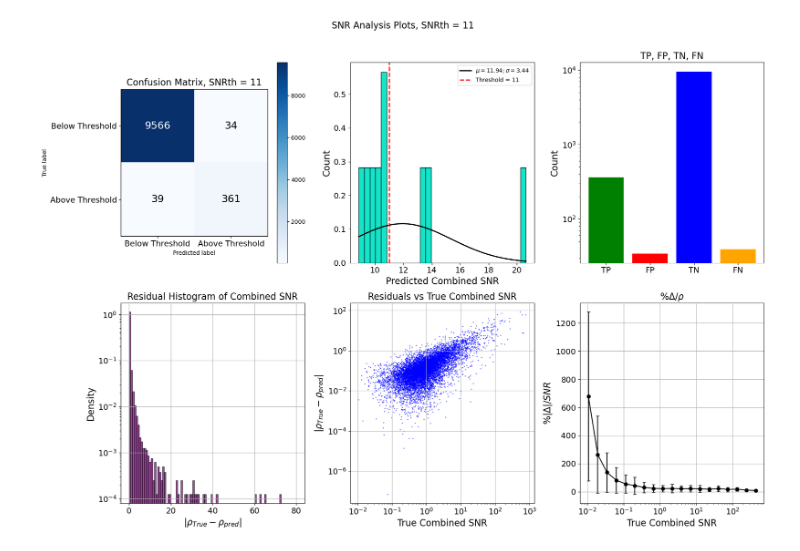
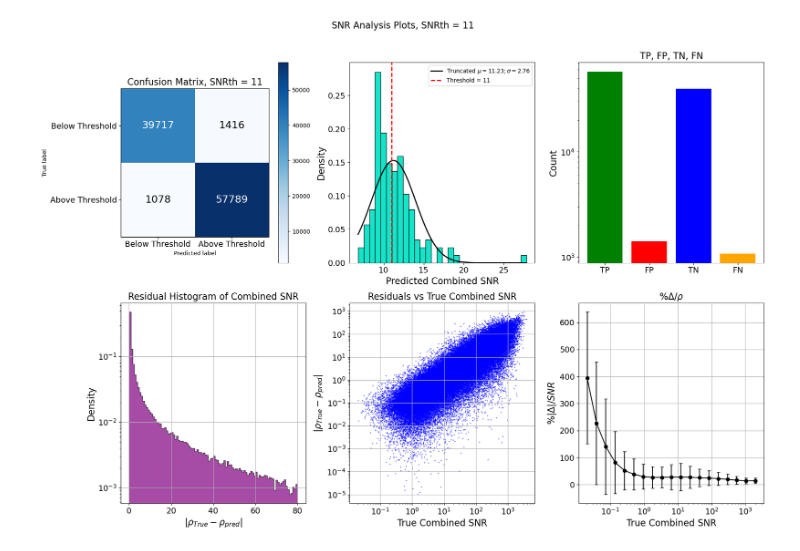
Before and after one commit to FedericoStachurski/CosmoFlow, a Jupyter notebook: COSMOFlow/make_scripts/test_MLP.ipynb, the cells around one changed output. Drawn from its saved outputs; the diff is of its cells as text; code cells hidden in the pictures.

Commit message:
Testing MLP notebook added

```diff
--- a/COSMOFlow/make_scripts/test_MLP.ipynb
+++ b/COSMOFlow/make_scripts/test_MLP.ipynb
@@ -4,13 +4,24 @@ import pandas as pd
 import numpy as np
 import matplotlib.pyplot as plt
 
-folder = 'O3_SNR_approx_HLV'
+folder = 'O4_SNR_approx_HLV'
 
-# GWdata_testing = pd.read_csv('data_for_MLP/training/_O3_MLP_data_HLV_1000000_det_H1_L1_V1_run_O3_approx_IMRPhenomXPHM_batch_1.csv').head(120000)
-GWdata_testing = pd.read_csv('data_for_MLP/testing/testing_data_10000_det_H1_L1_V1_run_O3_batch_1.csv')
+GWdata_testing = pd.read_csv('data_for_MLP/training/_O4_MLP_data_HLV_100000_det_H1_L1_V1_run_O4_approx_IMRPhenomXPHM_batch_1.csv').head(120000)
+# GWdata_testing = pd.read_csv('data_for_MLP/testing/testing_data_10000_det_H1_L1_V1_run_O3_batch_1.csv')
 testing_snrsdl = (GWdata_testing[['snr_H1', 'snr_L1', 'snr_V1']] *  GWdata_testing[['luminosity_distance']].values).squeeze()
 
 testing_data = GWdata_testing[[ 'mass_1', 'mass_2', 'a_1', 'a_2', 'tilt_1', 'tilt_2',
                              'ra', 'dec', 'theta_jn', 'phi_jl', 'phi_12','psi','geocent_time']]
 testing_data.loc[:, 'geocent_time'] = testing_data['geocent_time'] % 86164.1
 testing_data = testing_data.values
+
+snrs = mlp.load_and_predict(testing_data, model_dir='models/MLP_models/'+folder, device='cuda:0')
+
+snrs_pred = snrs/GWdata_testing[['luminosity_distance']].values
+snr_H1 = snrs_pred[:,0]
+snr_L1 = snrs_pred[:,1]
+snr_V1 = snrs_pred[:,2]
+
+true_H1 = (GWdata_testing[['snr_H1']].values)[:,0]
+true_L1 = (GWdata_testing[['snr_L1']].values)[:,0]
+true_V1 = (GWdata_testing[['snr_V1']].values)[:,0]
@@ -96,6 +161,7 @@ import matplotlib.pyplot as plt
 import numpy as np
 from sklearn.metrics import confusion_matrix, classification_report
 from scipy.stats import norm
+from scipy.stats import truncnorm
 
 # Set the threshold value
 threshold = 11  # SNR threshold value for classification
@@ -134,22 +200,30 @@ for i in range(cm.shape[0]):
         ax[0].text(j, i, format(cm[i, j], 'd'), ha="center", va="center",
                    color="white" if cm[i, j] > cm.max() / 2. else "black", fontsize=18)
 
-# New Histogram for True Events within Threshold +- 0.1
-mask = (snr_combined_true > (threshold - 0.1)) & (snr_combined_true < (threshold + 0.1))
+mask = (snr_combined_true > (threshold - 0.05)) & (snr_combined_true < (threshold + 0.05))
 predicted_snr_values = snr_combined_pred[mask]
 
-# Plot the histogram
+# Plot the histogram of predicted SNR values
 n, bins, patches = ax[1].hist(predicted_snr_values, bins=30, alpha=0.7, color='green', edgecolor='black', density=True)
 
-# Fit a Gaussian to the histogram data
-(mu, sigma) = norm.fit(predicted_snr_values)
-x = np.linspace(min(bins), max(bins), 100)
-y = norm.pdf(x, mu, sigma)
-ax[1].plot(x, y, 'k', linewidth=2, label=f'$\mu={mu:.2f}; \sigma={sigma:.2f}$')
+# Fit a Truncated Gaussian to the histogram data
+mu, sigma = np.mean(predicted_snr_values), np.std(predicted_snr_values)
+a, b = -np.min(bins), np.inf  # Truncated range: [0, inf)
 
-ax[1].hist(snr_combined_pred[mask], bins=30, alpha=0.7, color='cyan', edgecolor='black', density = 1, range = (min(bins), max(bins)))
+# Create the truncated normal distribution
+trunc_gauss = truncnorm(a, b, loc=mu, scale=sigma)
+
+# Generate x values for plotting the fitted curve
+x = np.linspace(np.min(bins), max(bins), 100)
+y = trunc_gauss.pdf(x)
+
+# Plot the fitted truncated Gaussian
+ax[1].plot(x, y/np.trapezoid(y, x= x), 'k', linewidth=2, label=f'Truncated $\mu={mu:.2f}; \sigma={sigma:.2f}$')
+
+# Additional Plot Settings
+ax[1].hist(snr_combined_pred[mask], bins=30, alpha=0.7, color='cyan', edgecolor='black', density=True)
 ax[1].set_xlabel('Predicted Combined SNR', fontsize=16)
-ax[1].set_ylabel('Count', fontsize=16)
+ax[1].set_ylabel('Density', fontsize=16)
 ax[1].tick_params(axis='both', which='major', labelsize=14)
 ax[1].axvline(threshold, color='red', linestyle='--', linewidth=2, label='Threshold = {}'.format(threshold))
 ax[1].legend()
@@ -167,8 +241,8 @@ ax[2].set_ylabel('Count', fontsize=16)
 ax[2].set_yscale('log')
 ax[2].tick_params(axis='both', which='major', labelsize=14)
 
-# Residual Histogram (below)
-ax[3].hist(abs(residuals), bins=100, color='purple', edgecolor='black', alpha=0.7, range=(0, 80), density=1)
+# Residual Histogram (below)mapping
+ax[3].hist(abs(residuals), bins=100, color='purple', edgecolor='black', alpha=0.7, range=(0, 80), density=1, histtype = 'stepfilled' )
 ax[3].set_title('Residual Histogram of Combined SNR', fontsize=16)
 ax[3].set_xlabel(r'$|\rho_{True} - \rho_{pred}|$', fontsize=16)
 ax[3].set_ylabel('Density', fontsize=16)
@@ -177,7 +251,7 @@ ax[3].tick_params(axis='both', which='major', labelsize=14)
 ax[3].grid(True)
 
 # Scatter Plot of Residuals Against True SNR (below)
-ax[4].scatter(snr_combined_true, abs(residuals), color='blue', alpha=0.5, s = 1)
+ax[4].scatter(snr_combined_true, abs(residuals), color='blue', alpha=0.5, s = 1)mapping
 ax[4].set_title('Residuals vs True Combined SNR', fontsize=16)
 ax[4].set_xlabel('True Combined SNR', fontsize=16)
 ax[4].set_ylabel(r'$|\rho_{True} - \rho_{pred}|$', fontsize=16)
@@ -196,31 +270,31 @@ for i in range(1, len(bin_edges)):
     bin_mask = (bin_indices == i)
     if np.sum(bin_mask) > 0:
         mae = np.mean(abs(residuals[bin_mask]))
         std = np.std(abs(residuals[bin_mask]))
         mae_per_bin.append(mae)
         std_per_bin.append(std)
     else:
         mae_per_bin.append(np.nan)
         std_per_bin.append(np.nan)
 
 # Plotting MAE over Bins with Error Bars
 ax[5].errorbar(bin_edges[:-1], 100*np.array(mae_per_bin)/bin_edges[:-1], yerr=100*np.array(std_per_bin)/bin_edges[:-1], fmt='o-', color='black', ecolor='black', capsize=3)
 # ax[5].set_yscale('log')
 ax[5].set_xscale('log')
 ax[5].set_title(r'$\% \Delta/\rho$', fontsize=16)
 ax[5].set_xlabel('True Combined SNR', fontsize=16)
 ax[5].set_ylabel(r'$\% |\Delta|/SNR$', fontsize=16)
 ax[5].tick_params(axis='both', which='major', labelsize=14)
 ax[5].grid(True)
 
 
 
 # Adjust layout for better spacing between subplots
 plt.tight_layout()
 plt.tight_layout()
 plt.suptitle('SNR Analysis Plots, SNRth = {}'.format(threshold), fontsize=16, y=1.05)
 plt.savefig('models/MLP_models/'+folder+'/confusion_and_statistics.png', dpi = 300)
 # Display the figure
 plt.show()
 # %% [output]
-[figure, old version]
+[figure, new version]
```
Also changed, not shown: parts of 6 cells of this notebook.
